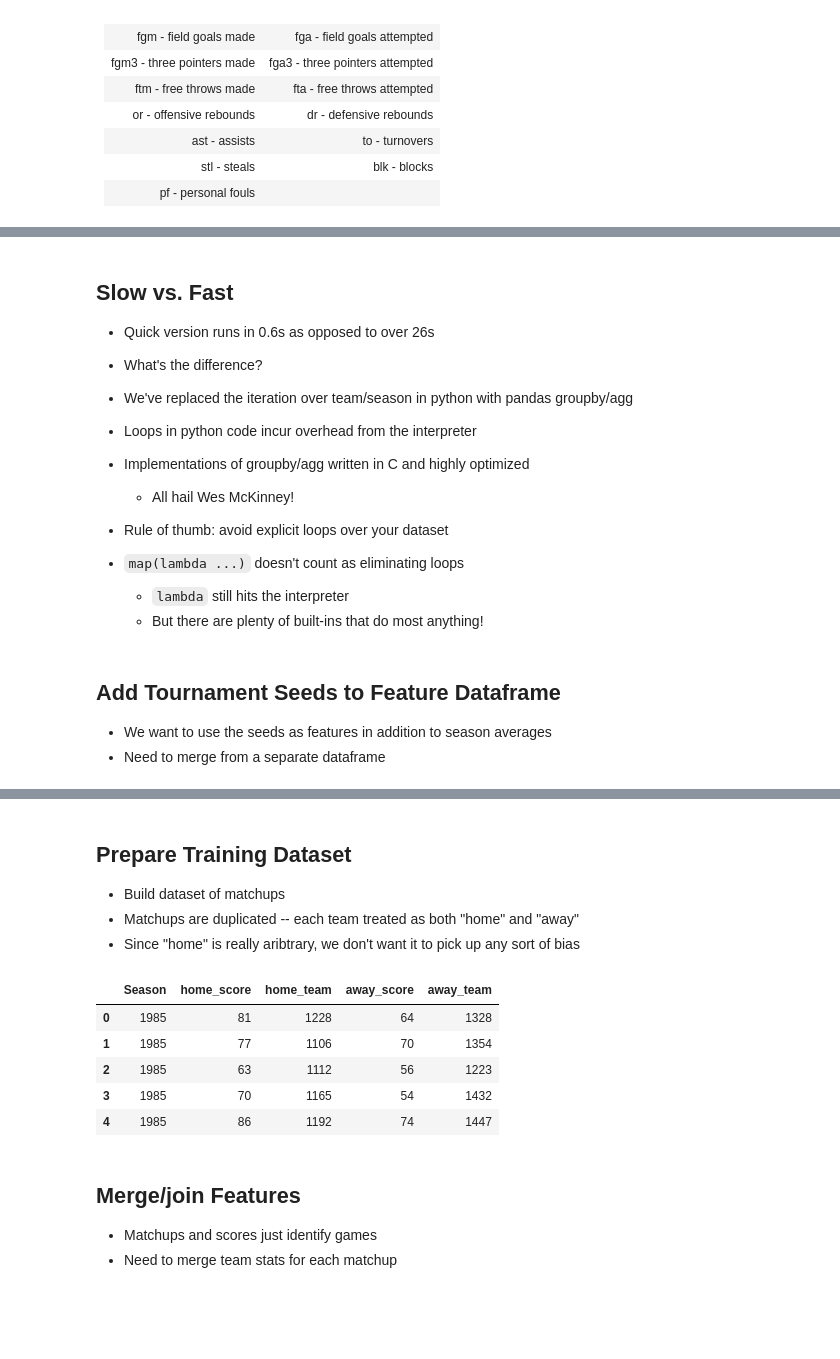
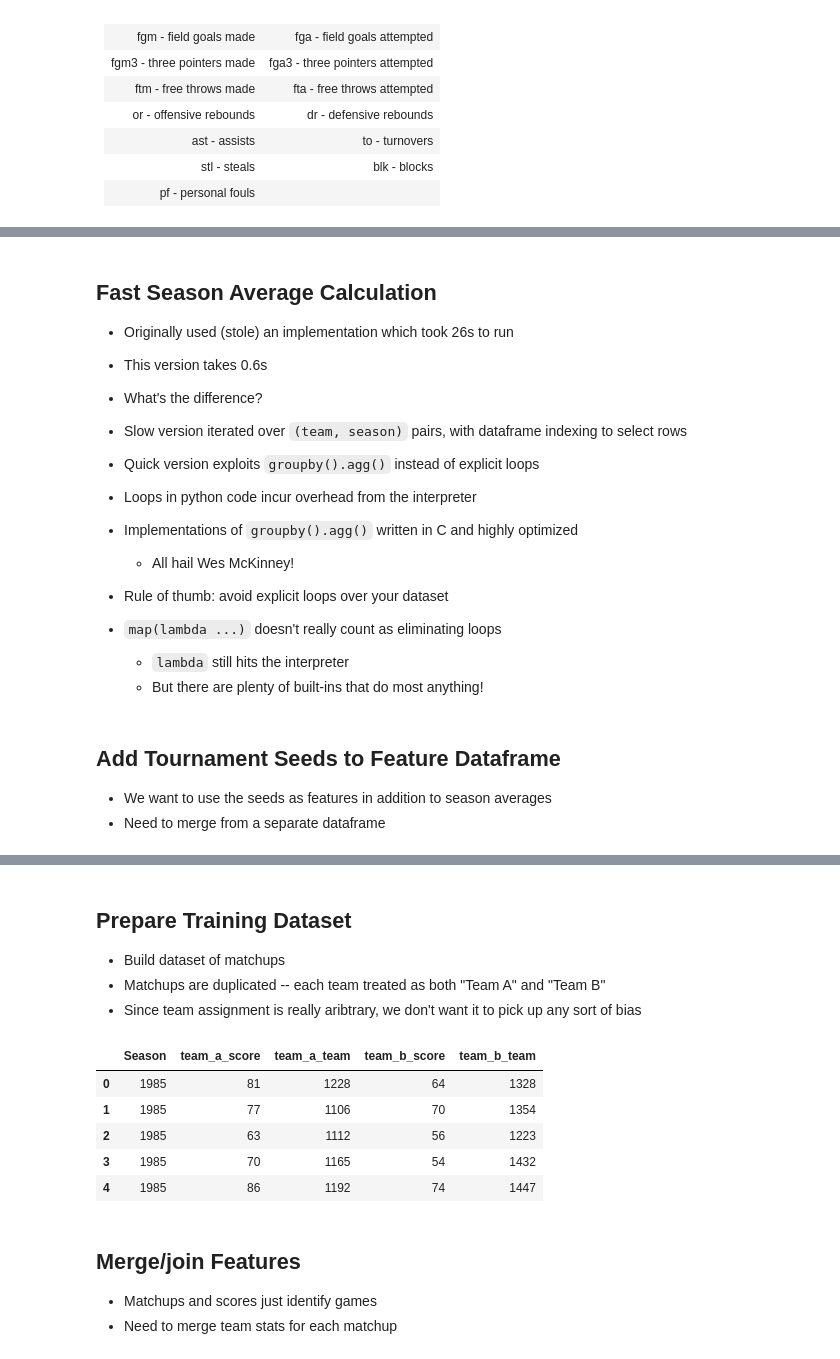
Before and after one commit to rocconnick/march_madness, a Jupyter notebook: presentation.ipynb, the cells around one changed output, grey strips where cells are left out. Drawn from its saved outputs; the diff is of its cells as text; code cells hidden in the pictures; blank space fills up the shorter version.

Commit message:
Final version for pymntos.

```diff
--- a/presentation.ipynb
+++ b/presentation.ipynb
@@ -180,17 +145,22 @@ df_mean = df_all.groupby(["Season", 'team'], as_index=False).agg("mean")
 # %% [markdown]
-## Slow vs. Fast
+## Fast Season Average Calculation
 
-* Quick version runs in 0.6s as opposed to over 26s
+* Originally used (stole) an implementation which took 26s to run
+* This version takes 0.6s
 * What's the difference?
 
-* We've replaced the iteration over team/season in python with pandas groupby/agg
+
+* Slow version iterated over `(team, season)` pairs, with dataframe indexing to select rows
+* Quick version exploits `groupby().agg()` instead of explicit loops
+
+
 * Loops in python code incur overhead from the interpreter
-* Implementations of groupby/agg written in C and highly optimized
+* Implementations of `groupby().agg()` written in C and highly optimized
 	* All hail Wes McKinney!
 
 
 * Rule of thumb: avoid explicit loops over your dataset
-* `map(lambda ...)` doesn't count as eliminating loops
+* `map(lambda ...)` doesn't really count as eliminating loops
 	* `lambda` still hits the interpreter
     * But there are plenty of built-ins that do most anything!
 # %% [markdown]
@@ -233,27 +202,27 @@ df_features.head()
 ## Prepare Training Dataset
 
 * Build dataset of matchups
-* Matchups are duplicated -- each team treated as both "home" and "away"
-* Since "home" is really aribtrary, we don't want it to pick up any sort of bias
+* Matchups are duplicated -- each team treated as both "Team A" and "Team B"
+* Since team assignment is really aribtrary, we don't want it to pick up any sort of bias
 # %%
 # Load regular season matchups (not full stat results)
 df_regular_season = pandas.read_csv("RegularSeasonCompactResults.csv")
 
 # Extract winning and losing results for all teams
 df_win = df_regular_season[["Season", "Wscore", "Wteam", "Lscore", "Lteam"]]
 df_loss = df_regular_season[["Season", "Lscore", "Lteam", "Wscore", "Wteam"]]
 
-# Rename columns to not reflect winner or loser ("home" is arbitrary)
-matchup_rename_columns = ["Season", "home_score", "home_team",
-                          "away_score", "away_team"]
+# Rename columns to not reflect winner or loser
+matchup_rename_columns = ["Season", "team_a_score", "team_a_team",
+                          "team_b_score", "team_b_team"]
 df_win.columns = matchup_rename_columns
 df_loss.columns = matchup_rename_columns
 
 df_matchups = pandas.concat([df_win, df_loss])
 
 df_matchups.head()
 # %% [output]
-|  | Season | home_score | home_team | away_score | away_team |
+|  | Season | team_a_score | team_a_team | team_b_score | team_b_team |
 | 0 | 1985 | 81 | 1228 | 64 | 1328 |
 | 1 | 1985 | 77 | 1106 | 70 | 1354 |
 | 2 | 1985 | 63 | 1112 | 56 | 1223 |
```
Also changed, not shown: parts of 26 cells of this notebook.
